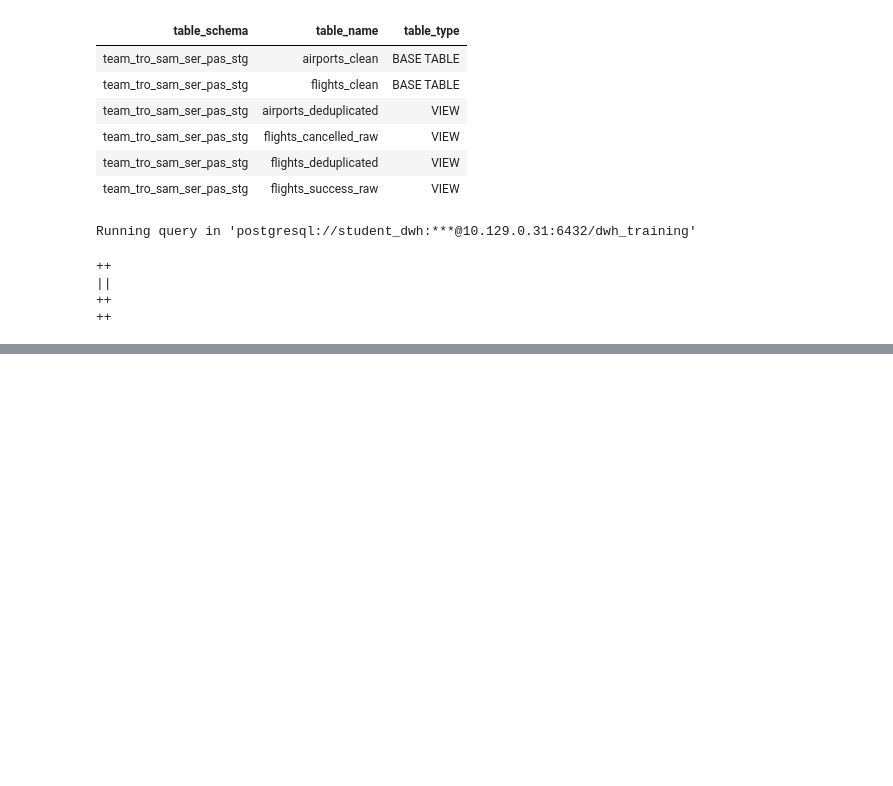
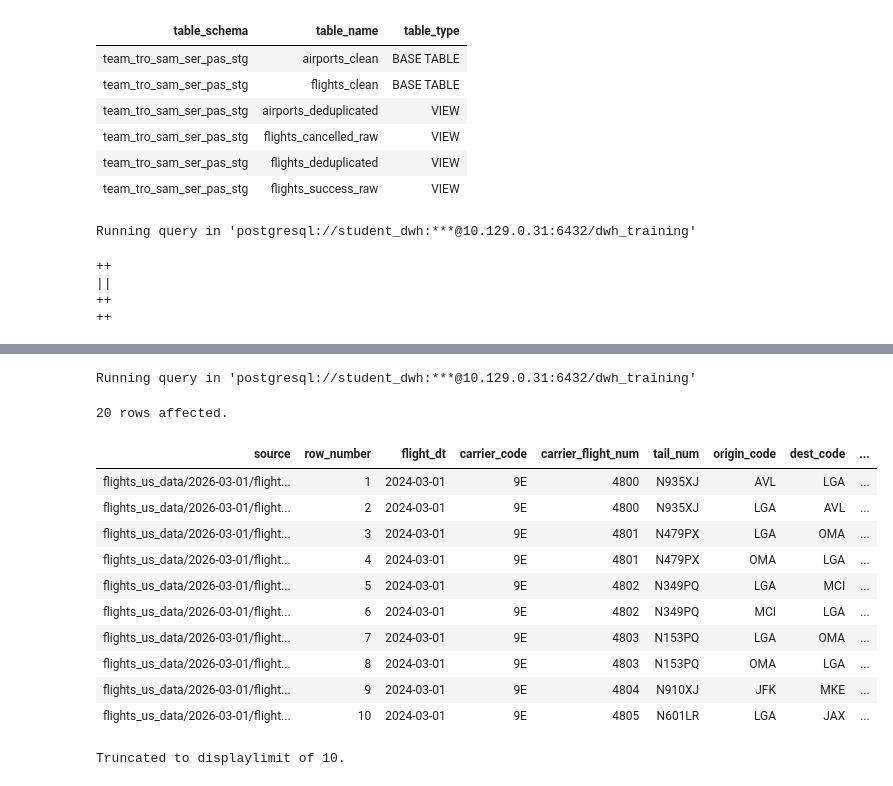
Before and after one commit to d-pascenco/dwh_sql_project_team_Tro_Sam_Ser_Pas, a Jupyter notebook: python/utils/dwh_training_sql_запросы.ipynb, the cells around one changed output, grey strips where cells are left out. Drawn from its saved outputs; the diff is of its cells as text; code cells hidden in the pictures; blank space fills up the shorter version.

```diff
--- a/python/utils/dwh_training_sql_запросы.ipynb
+++ b/python/utils/dwh_training_sql_запросы.ipynb
@@ -202,0 +238,20 @@ Running query in 'postgresql://student_dwh:***@10.129.0.31:6432/dwh_training'
+# %%
+%%sql
+select *
+from team_tro_sam_ser_pas_stg.flights_clean
+limit 20;
+# %% [output]
+Running query in 'postgresql://student_dwh:***@10.129.0.31:6432/dwh_training'
+20 rows affected.
+| source | row_number | flight_dt | carrier_code | carrier_flight_num | tail_num | origin_code | dest_code | ... |
+| flights_us_data/2026-03-01/flight... | 1 | 2024-03-01 | 9E | 4800 | N935XJ | AVL | LGA | ... |
+| flights_us_data/2026-03-01/flight... | 2 | 2024-03-01 | 9E | 4800 | N935XJ | LGA | AVL | ... |
+| flights_us_data/2026-03-01/flight... | 3 | 2024-03-01 | 9E | 4801 | N479PX | LGA | OMA | ... |
+| flights_us_data/2026-03-01/flight... | 4 | 2024-03-01 | 9E | 4801 | N479PX | OMA | LGA | ... |
+| flights_us_data/2026-03-01/flight... | 5 | 2024-03-01 | 9E | 4802 | N349PQ | LGA | MCI | ... |
+| flights_us_data/2026-03-01/flight... | 6 | 2024-03-01 | 9E | 4802 | N349PQ | MCI | LGA | ... |
+| flights_us_data/2026-03-01/flight... | 7 | 2024-03-01 | 9E | 4803 | N153PQ | LGA | OMA | ... |
+| flights_us_data/2026-03-01/flight... | 8 | 2024-03-01 | 9E | 4803 | N153PQ | OMA | LGA | ... |
+| flights_us_data/2026-03-01/flight... | 9 | 2024-03-01 | 9E | 4804 | N910XJ | JFK | MKE | ... |
+| flights_us_data/2026-03-01/flight... | 10 | 2024-03-01 | 9E | 4805 | N601LR | LGA | JAX | ... |
+Truncated to displaylimit of 10.
```
Also changed, not shown: parts of 5 cells of this notebook, 10 other files.
